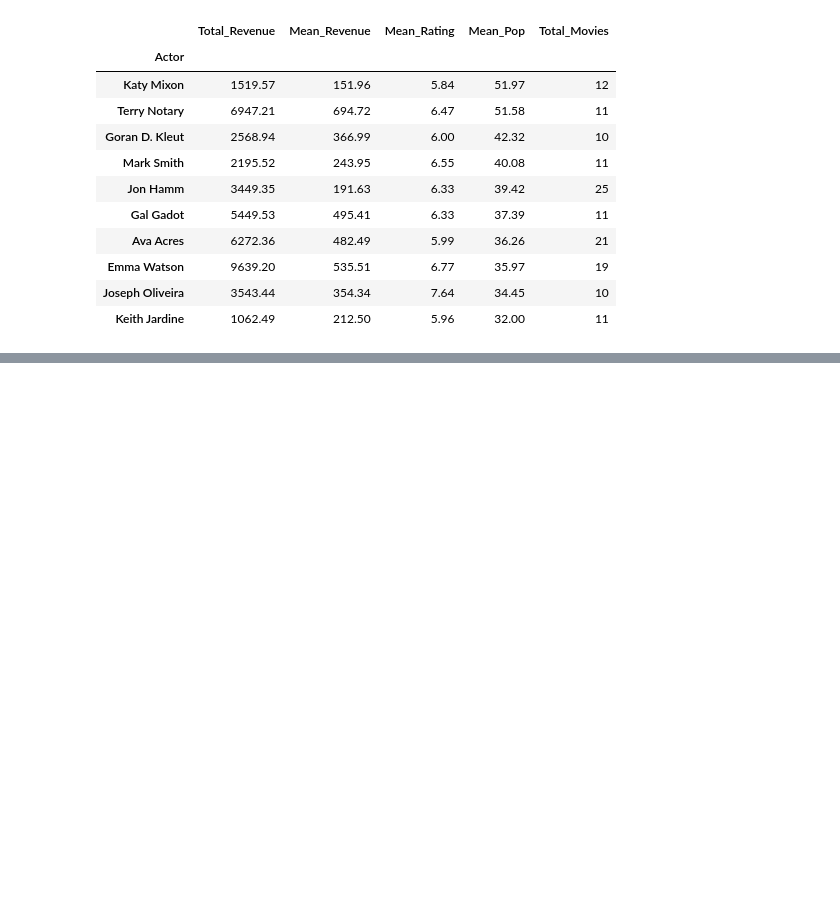
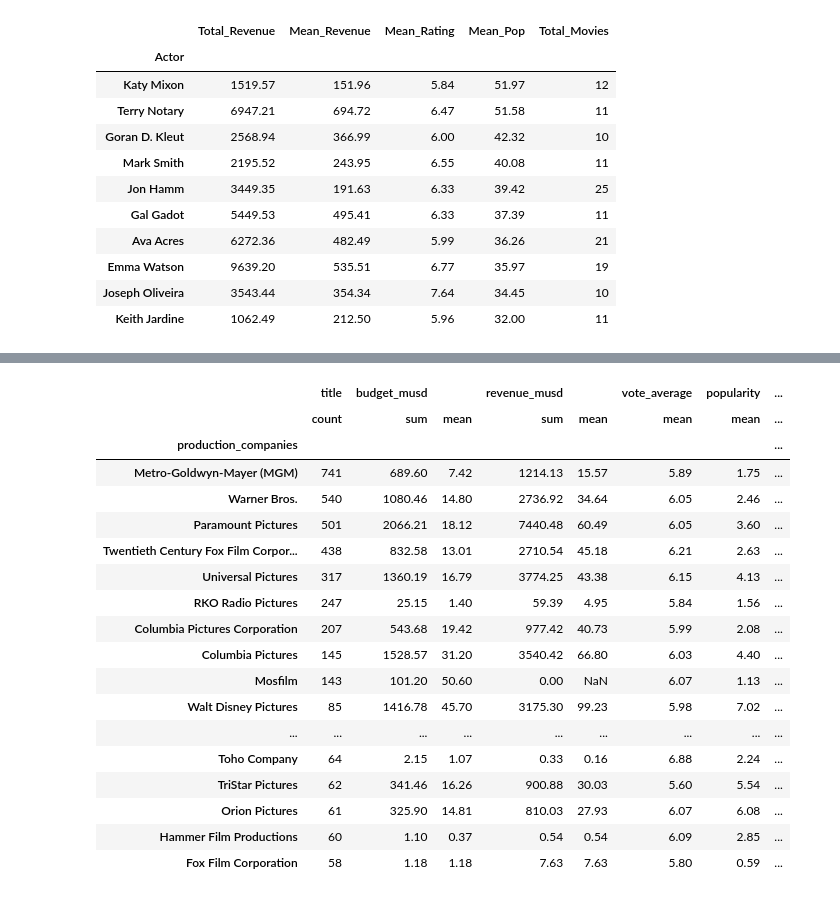
Before and after one commit to Vivekn986/Movie-Recommendations-Project, a Jupyter notebook: movie_recommendation .ipynb, the cells around one changed output, grey strips where cells are left out. Saved outputs shown, nothing was run; the diff lists cells and outputs as text; code cells hidden in the pictures; blank space fills up the shorter version.

```diff
--- a/movie_recommendation .ipynb
+++ b/movie_recommendation .ipynb
@@ -354,0 +371,28 @@ df.head(2)
+# %%
+production =df.groupby("production_companies").agg({"title":"count", "budget_musd": ["sum", "mean"],
+                                                      "revenue_musd": ["sum", "mean"],
+                                                      "vote_average": "mean", "popularity": "mean",
+
+                                                      "vote_count":"mean"})
+# %%
+production.nlargest(20,('title','count'))
+# %% [output]
+|  | title | budget_musd |  | revenue_musd |  | vote_average | popularity | ... |
+|  | count | sum | mean | sum | mean | mean | mean | ... |
+| production_companies |  |  |  |  |  |  |  | ... |
+| Metro-Goldwyn-Mayer (MGM) | 741 | 689.60 | 7.42 | 1214.13 | 15.57 | 5.89 | 1.75 | ... |
+| Warner Bros. | 540 | 1080.46 | 14.80 | 2736.92 | 34.64 | 6.05 | 2.46 | ... |
+| Paramount Pictures | 501 | 2066.21 | 18.12 | 7440.48 | 60.49 | 6.05 | 3.60 | ... |
+| Twentieth Century Fox Film Corpor... | 438 | 832.58 | 13.01 | 2710.54 | 45.18 | 6.21 | 2.63 | ... |
+| Universal Pictures | 317 | 1360.19 | 16.79 | 3774.25 | 43.38 | 6.15 | 4.13 | ... |
+| RKO Radio Pictures | 247 | 25.15 | 1.40 | 59.39 | 4.95 | 5.84 | 1.56 | ... |
+| Columbia Pictures Corporation | 207 | 543.68 | 19.42 | 977.42 | 40.73 | 5.99 | 2.08 | ... |
+| Columbia Pictures | 145 | 1528.57 | 31.20 | 3540.42 | 66.80 | 6.03 | 4.40 | ... |
+| Mosfilm | 143 | 101.20 | 50.60 | 0.00 | NaN | 6.07 | 1.13 | ... |
+| Walt Disney Pictures | 85 | 1416.78 | 45.70 | 3175.30 | 99.23 | 5.98 | 7.02 | ... |
+| ... | ... | ... | ... | ... | ... | ... | ... | ... |
+| Toho Company | 64 | 2.15 | 1.07 | 0.33 | 0.16 | 6.88 | 2.24 | ... |
+| TriStar Pictures | 62 | 341.46 | 16.26 | 900.88 | 30.03 | 5.60 | 5.54 | ... |
+| Orion Pictures | 61 | 325.90 | 14.81 | 810.03 | 27.93 | 6.07 | 6.08 | ... |
+| Hammer Film Productions | 60 | 1.10 | 0.37 | 0.54 | 0.54 | 6.09 | 2.85 | ... |
+| Fox Film Corporation | 58 | 1.18 | 1.18 | 7.63 | 7.63 | 5.80 | 0.59 | ... |
```
Also changed, not shown: parts of 4 cells of this notebook.
